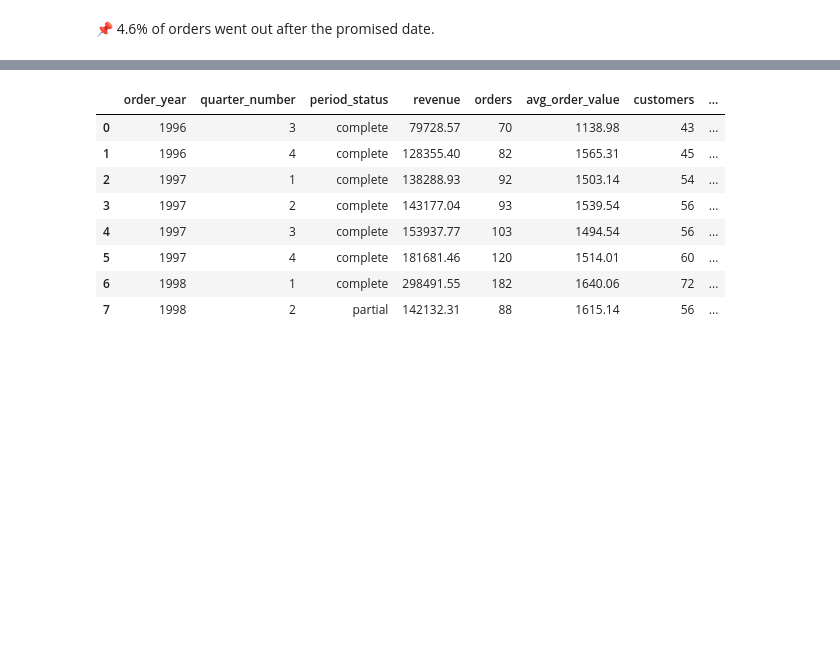
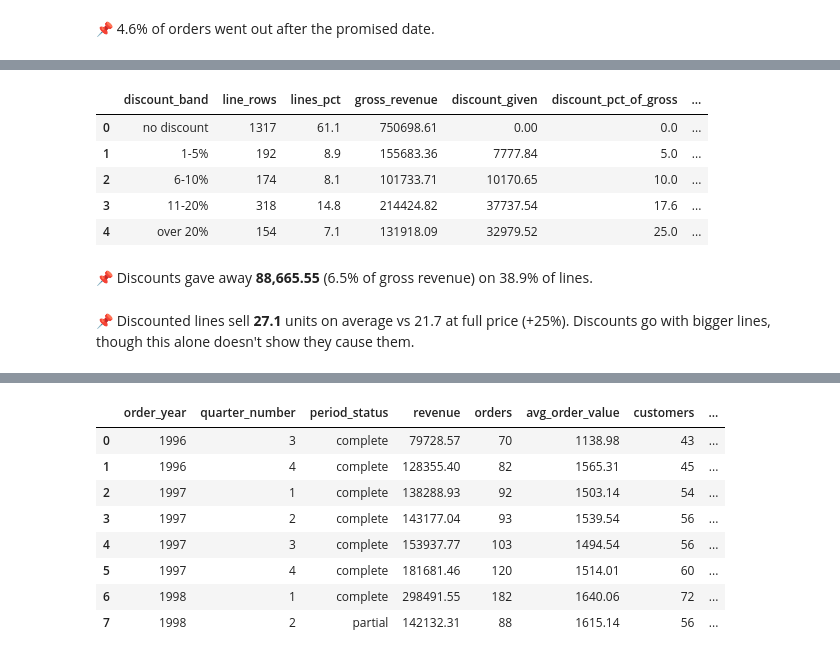
Before and after one commit to joelraj18/autosql, a Jupyter notebook: examples/northwind/Northwind_sales_analysis.ipynb, the cells around one changed output, grey strips where cells are left out. Saved outputs shown, nothing was run; the diff lists cells and outputs as text; code cells hidden in the pictures; blank space fills up the shorter version.

```diff
--- a/examples/northwind/Northwind_sales_analysis.ipynb
+++ b/examples/northwind/Northwind_sales_analysis.ipynb
@@ -2799 +2919,70 @@ if "avg_rating" in k:
+# %%
+outputs = {}
+# Discount bands: cost and quantity
+outputs['discounts'] = sql(r"""
+-- Discount bands (the discount is a fraction of the line price); 'no discount' is its own band.
+WITH banded AS (
+    SELECT CASE WHEN COALESCE(od.discount, 0) = 0 THEN 'no discount'
+                WHEN od.discount <= 0.05 THEN '1-5%'
+                WHEN od.discount <= 0.1 THEN '6-10%'
+                WHEN od.discount <= 0.2 THEN '11-20%'
+                ELSE 'over 20%'
+           END AS discount_band,
+           CASE WHEN COALESCE(od.discount, 0) = 0 THEN 0
+                WHEN od.discount <= 0.05 THEN 1
+                WHEN od.discount <= 0.1 THEN 2
+                WHEN od.discount <= 0.2 THEN 3
+                ELSE 4
+           END AS band_order,
+           od.unit_price * od.quantity AS gross_revenue,
+           od.unit_price * od.quantity * (1 - COALESCE(od.discount, 0)) AS net_revenue,
+           od.quantity AS quantity
+    FROM   order_details od
+)
+SELECT discount_band,
+       COUNT(*) AS line_rows,
+       ROUND(100.0 * COUNT(*) / NULLIF(SUM(COUNT(*)) OVER (), 0), 1) AS lines_pct,
+       ROUND(SUM(gross_revenue), 2) AS gross_revenue,
+       ROUND(SUM(gross_revenue - net_revenue), 2) AS discount_given,
+       ROUND(100.0 * SUM(gross_revenue - net_revenue) / NULLIF(SUM(gross_revenue), 0), 1) AS discount_pct_of_gross,
+       ROUND(1.0 * SUM(quantity) / NULLIF(COUNT(*), 0), 2) AS avg_quantity_per_line
+FROM   banded
+GROUP  BY discount_band, band_order
+ORDER  BY band_order
+""")
+display(outputs['discounts'].head(20))
+result = list(outputs.values())[-1] if outputs else pd.DataFrame()
+# 📌 What we found
+bands = result.copy()
+total_gross = float(bands["gross_revenue"].sum())
+total_given = float(bands["discount_given"].sum())
+none = bands[bands["discount_band"] == "no discount"]
+some = bands[bands["discount_band"] != "no discount"]
+metrics["discounts"] = {
+    "given": total_given, "gross": total_gross, "pct_of_gross": 100 * total_given / total_gross if total_gross else 0.0,
+    "discounted_lines_pct": float(some["lines_pct"].sum()),
+    "qty_discounted": float((some["avg_quantity_per_line"] * some["line_rows"]).sum() / some["line_rows"].sum()) if len(some) else None,
+    "qty_full_price": float(none["avg_quantity_per_line"].iloc[0]) if len(none) else None,
+}
+plt.figure(figsize=(8, 3.2))
+plt.bar(bands["discount_band"], bands["discount_given"].astype(float), width=0.6, color=C_SERIES)
+plt.title("Revenue given away, by discount band", loc="left"); plt.tight_layout(); plt.show()
+dm = metrics["discounts"]
+dm["bands"] = [{"band": str(r.discount_band), "lines_pct": float(r.lines_pct), "given": float(r.discount_given),
+                "qty": float(r.avg_quantity_per_line)} for r in bands.itertuples()]
+note(f"Discounts gave away **{total_given:,.2f}** ({dm['pct_of_gross']:.1f}% of gross revenue) on {dm['discounted_lines_pct']:.1f}% of lines.")
+if dm["qty_discounted"] is not None and dm["qty_full_price"] is not None:
+    lift = 100 * (dm["qty_discounted"] / dm["qty_full_price"] - 1) if dm["qty_full_price"] else float("nan")
+    note(f"Discounted lines sell **{dm['qty_discounted']:.1f}** units on average vs {dm['qty_full_price']:.1f} at full price ({lift:+.0f}%). "
+         + ("Discounts go with bigger lines, though this alone doesn't show they cause them." if lift > 10 else
+            "Discounts don't come with noticeably bigger lines here: worth reviewing the policy."))
+# %% [output]
+|  | discount_band | line_rows | lines_pct | gross_revenue | discount_given | discount_pct_of_gross | ... |
+| 0 | no discount | 1317 | 61.1 | 750698.61 | 0.00 | 0.0 | ... |
+| 1 | 1-5% | 192 | 8.9 | 155683.36 | 7777.84 | 5.0 | ... |
+| 2 | 6-10% | 174 | 8.1 | 101733.71 | 10170.65 | 10.0 | ... |
+| 3 | 11-20% | 318 | 14.8 | 214424.82 | 37737.54 | 17.6 | ... |
+| 4 | over 20% | 154 | 7.1 | 131918.09 | 32979.52 | 25.0 | ... |
+📌 Discounts gave away **88,665.55** (6.5% of gross revenue) on 38.9% of lines.
+📌 Discounted lines sell **27.1** units on average vs 21.7 at full price (+25%). Discounts go with bigger lines, though this alone doesn't show they cause them.
 # %% [markdown]
```
Also changed, not shown: parts of 29 cells of this notebook, 10 other files.
